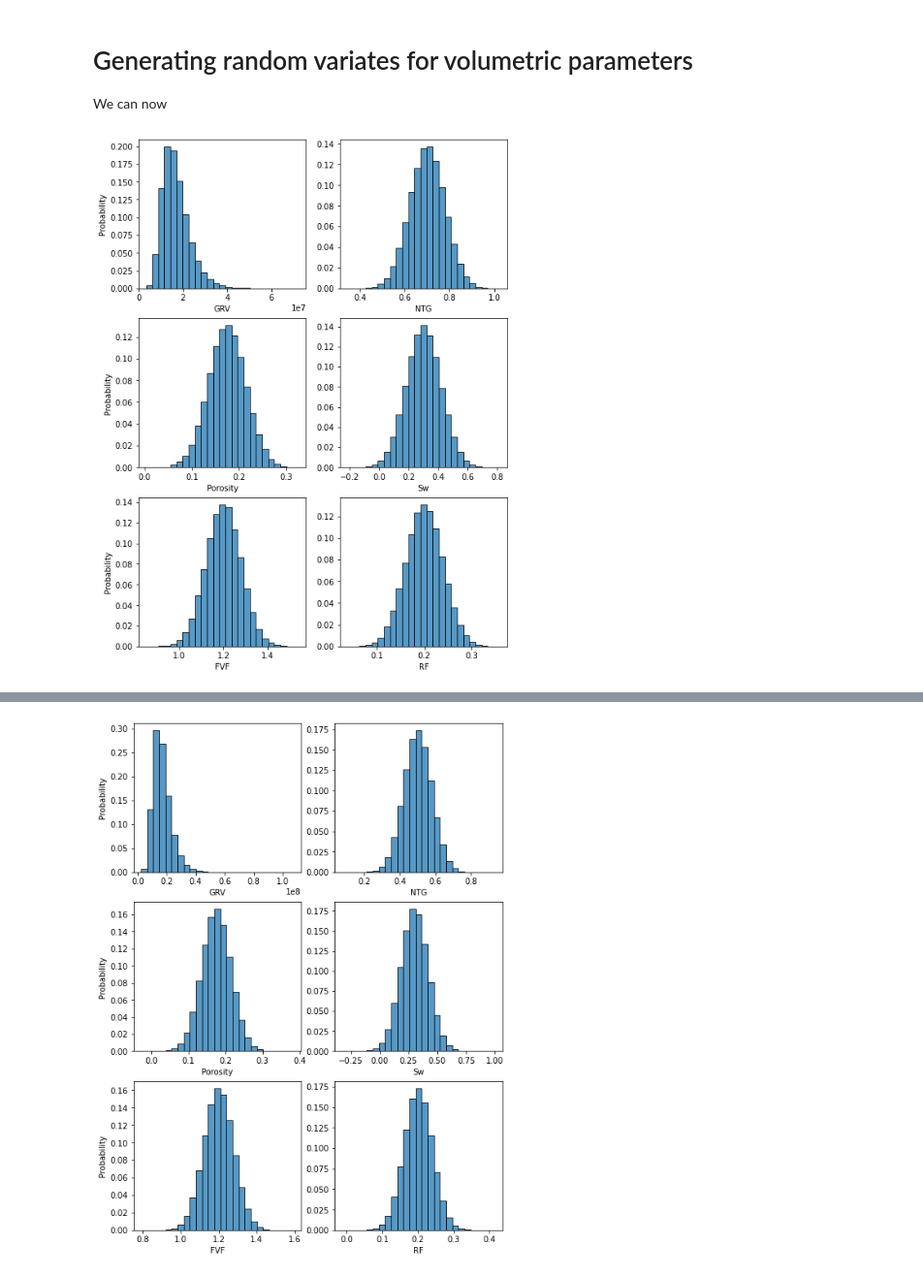
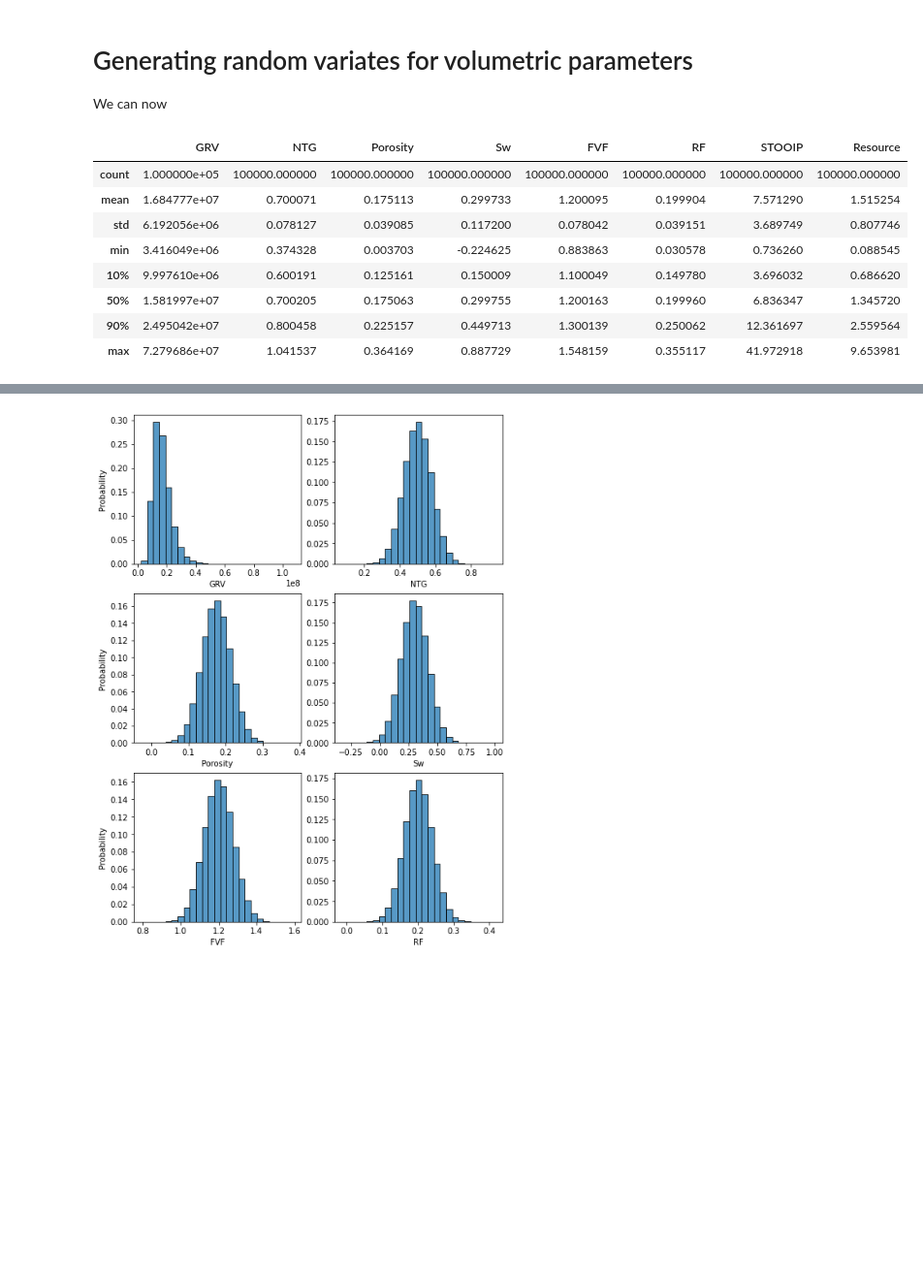
Before and after one commit to dlodola/public, a Jupyter notebook: jupyter/MonteCarlo-Part1.ipynb, the cells around one changed output, grey strips where cells are left out. Shown at 97% size. Drawn from its saved outputs; the diff is of its cells as text; code cells hidden in the pictures; blank space fills up the shorter version.

```diff
--- a/jupyter/MonteCarlo-Part1.ipynb
+++ b/jupyter/MonteCarlo-Part1.ipynb
@@ -75,15 +74,19 @@ plt.show()
 # %% [markdown]
 To make things a little simpler going forward, we can create some functions to instantiate SciPy distribution objects using more user firendly parameters, especially for the log-normal distribution. The two functions below do this taking the *P<sub>90</sub>* and *P<sub>10</sub>* as input parameters.
 # %%
-def norm_dist(P90, P10):
-    mean = (P90+P10)/2
-    std = (P10-P90)/(norm.ppf(0.9)-norm.ppf(0.1))
+def norm_dist(p90, p10):
+    if p90 > p10:
+        p90, p10 = p10, p90
+    mean = (p90 + p10) / 2
+    std = (p10 - p90) / (norm.ppf(0.9) - norm.ppf(0.1))
     return norm(loc=mean, scale=std)
 
 
-def lognorm_dist(P90, P10):
-    std = log(P10 / P90) / (norm.ppf(0.9) - norm.ppf(0.1))
-    mean = (log(P10) - 2**0.5 * std
+def lognorm_dist(p90, p10):
+    if p90 > p10:
+        p90, p10 = p10, p90
+    std = log(p10 / p90) / (norm.ppf(0.9) - norm.ppf(0.1))
+    mean = (log(p10) - 2**0.5 * std
             * (gamma.ppf(0.8, a=0.5, scale=1))**0.5)
     return lognorm(s=std, scale=exp(mean))
 # %% [markdown]
@@ -92,30 +95,28 @@ def lognorm_dist(P90, P10):
 We can now
 # %%
 params = {
-    'GRV':      lognorm_dist(P90=10_000_000, P10=25_000_000),
-    'NTG':      norm_dist(P90=0.6, P10=0.8),
-    'Porosity': norm_dist(P90=0.125, P10=0.225),
-    'Sw':       norm_dist(P90=0.15, P10=0.45),
-    'FVF':      norm_dist(P90=1.1, P10=1.3),
-    'RF':       norm_dist(P90=0.15, P10=0.25),
+    'GRV':      lognorm_dist(p90=10e6, p10=25e6),
+    'NTG':      norm_dist(p90=0.6, p10=0.8),
+    'Porosity': norm_dist(p90=0.125, p10=0.225),
+    'Sw':       norm_dist(p90=0.15, p10=0.45),
+    'FVF':      norm_dist(p90=1.1, p10=1.3),
+    'RF':       norm_dist(p90=0.15, p10=0.25),
 }
 realisations = pd.DataFrame([], columns=params)
 # %%
 num_samples = 100_000
 
-fig, ax = plt.subplots(nrows=(len(params) // 2
-                              + len(params) % 2),
-                       ncols=2,
-                       figsize=(8.3, 11.7))
-ax = ax.flatten()
+for parameter, distr in params.items():
+    realisations[parameter] = distr.rvs(num_samples)
 
-for i, (parameter, distr) in enumerate(params.items()):
-    x = distr.rvs(num_samples)
-    realisations[parameter] = x
-    sns.histplot(data=realisations, x=parameter, ax=ax[i],
-                 stat='probability', bins=25,)
-    if i % 2 == 1:
-        ax[i].set_ylabel(None)
-plt.show()
+realisations.describe(percentiles=[0.1, 0.5, 0.9],)
 # %% [output]
-[figure, removed]
+|  | GRV | NTG | Porosity | Sw | FVF | RF | STOOIP | Resource |
+| count | 1.000000e+05 | 100000.000000 | 100000.000000 | 100000.000000 | 100000.000000 | 100000.000000 | 100000.000000 | 100000.000000 |
+| mean | 1.684777e+07 | 0.700071 | 0.175113 | 0.299733 | 1.200095 | 0.199904 | 7.571290 | 1.515254 |
+| std | 6.192056e+06 | 0.078127 | 0.039085 | 0.117200 | 0.078042 | 0.039151 | 3.689749 | 0.807746 |
+| min | 3.416049e+06 | 0.374328 | 0.003703 | -0.224625 | 0.883863 | 0.030578 | 0.736260 | 0.088545 |
+| 10% | 9.997610e+06 | 0.600191 | 0.125161 | 0.150009 | 1.100049 | 0.149780 | 3.696032 | 0.686620 |
+| 50% | 1.581997e+07 | 0.700205 | 0.175063 | 0.299755 | 1.200163 | 0.199960 | 6.836347 | 1.345720 |
+| 90% | 2.495042e+07 | 0.800458 | 0.225157 | 0.449713 | 1.300139 | 0.250062 | 12.361697 | 2.559564 |
+| max | 7.279686e+07 | 1.041537 | 0.364169 | 0.887729 | 1.548159 | 0.355117 | 41.972918 | 9.653981 |
```
Also changed, not shown: parts of 14 cells of this notebook.
